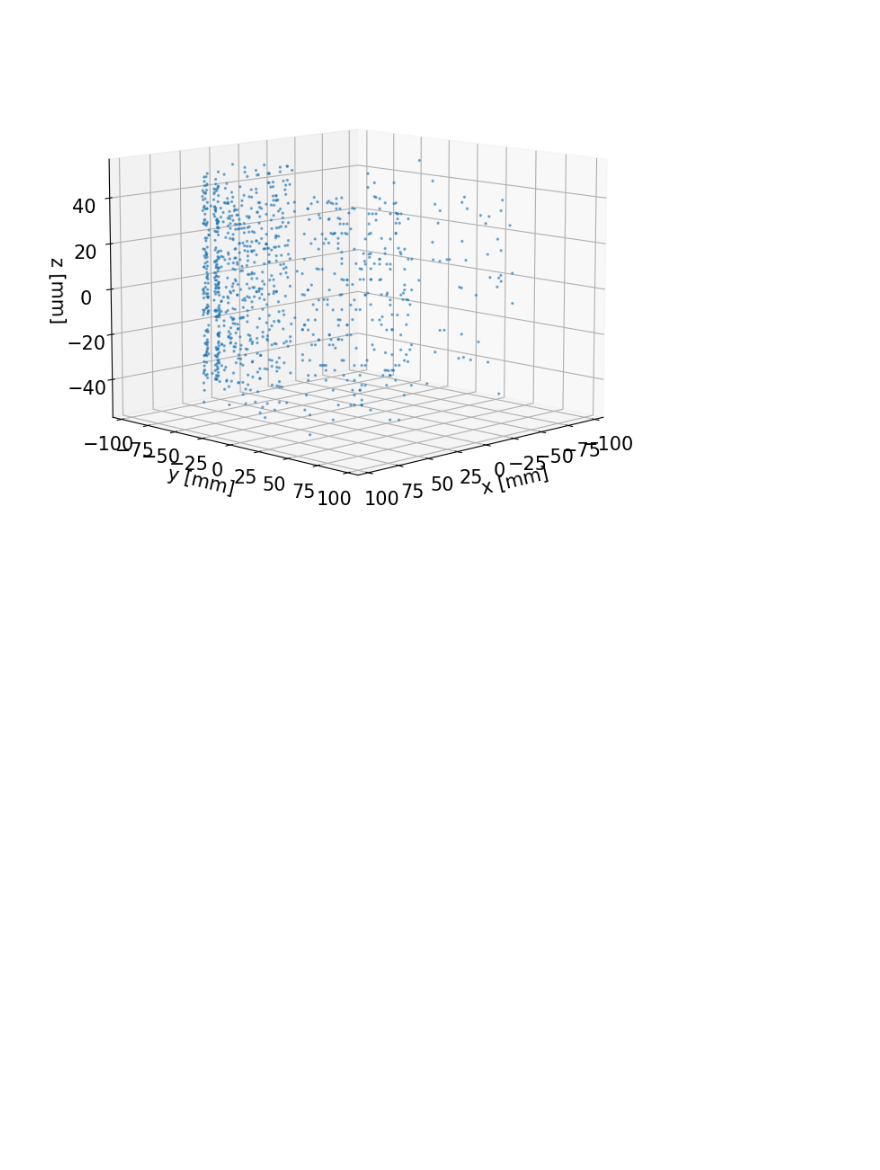
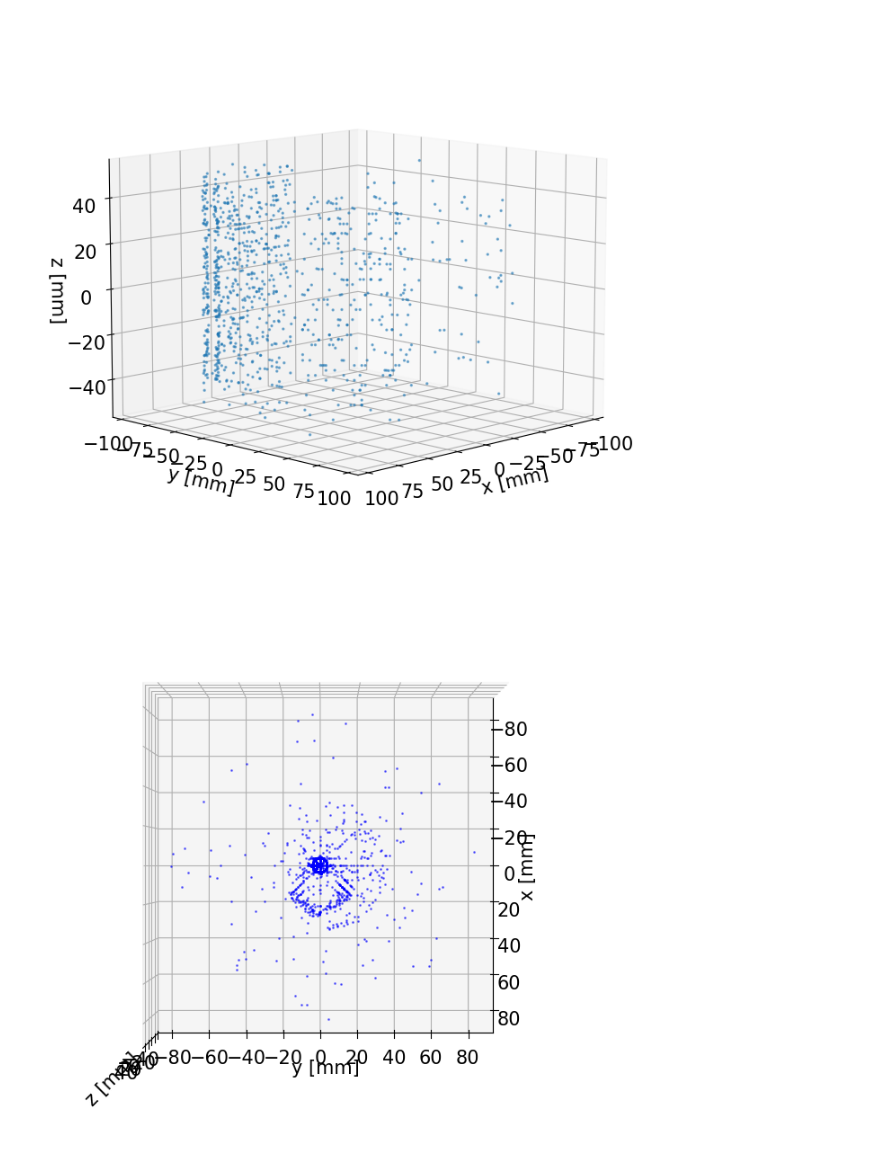
Before and after one commit to dachengx/MedPhys-recon, a Jupyter notebook: pet.ipynb, the cells around one changed output. Cells and saved outputs as stored; diff of their text form; code cells hidden in the pictures; blank space fills up the shorter version.

```diff
--- a/pet.ipynb
+++ b/pet.ipynb
@@ -100,3 +171,17 @@ ax.set_zlabel('z [mm]')
 plt.show()
 # %% [output]
 [figure]
+# %%
+fig = plt.figure(figsize=(8, 8))
+ax = fig.gca(projection='3d')
+ax.view_init(elev=90., azim=0.)
+for i in np.arange(0, a.shape[0], 10000):
+    ax.scatter((a[i, 0] + a[i, 3]) / 2, (a[i, 1] + a[i, 4]) / 2, (a[i, 2] + a[i, 5]) / 2, color='b', s=1.0, alpha=0.5)
+ax.set_xlabel('x [mm]')
+ax.set_ylabel('y [mm]')
+ax.set_zlabel('z [mm]')
+# fig.savefig('.png'.format(i))
+
+plt.show()
+# %% [output]
+[figure, added]
```
Also changed, not shown: parts of 18 cells of this notebook, 1 other file.
